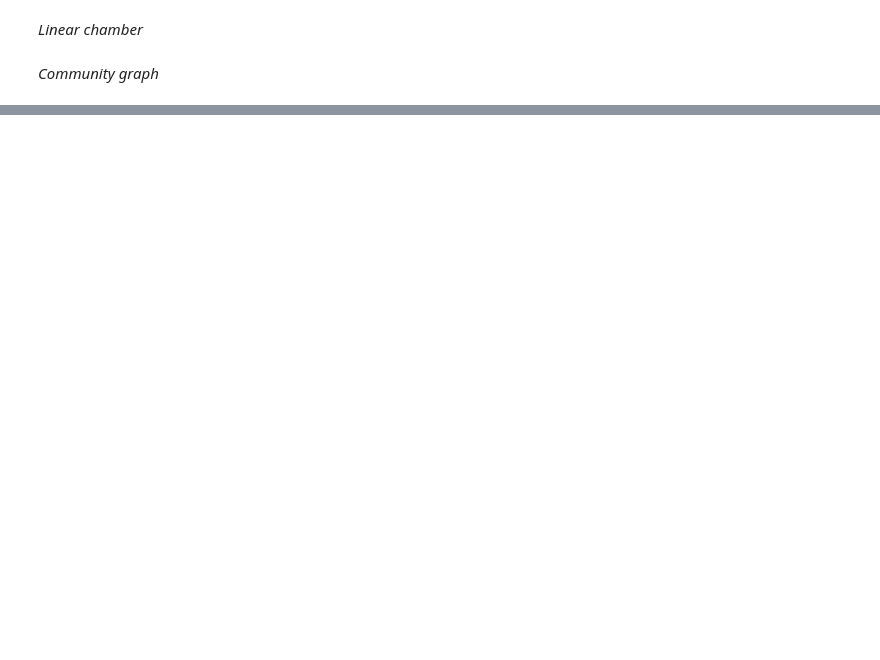
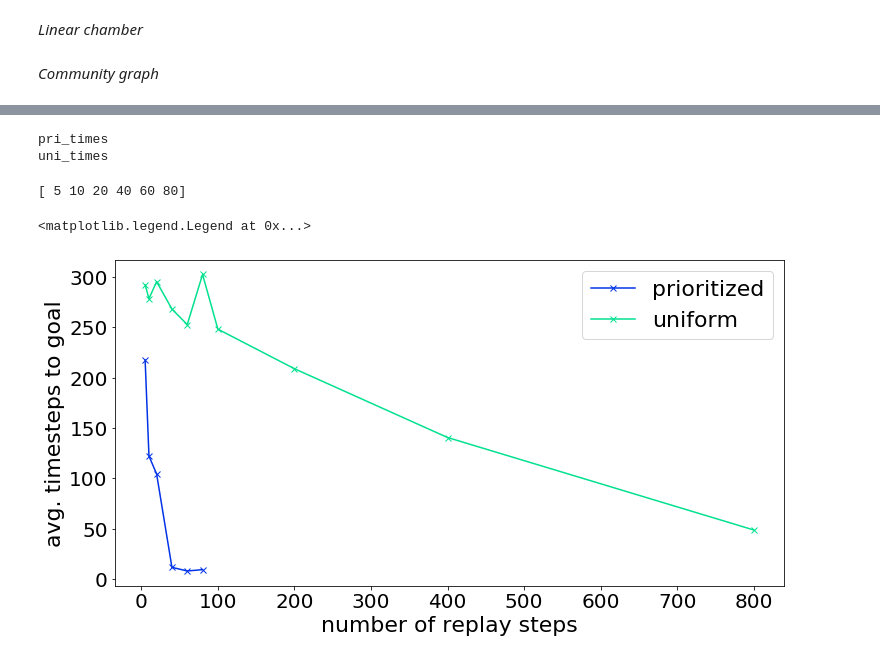
Before and after one commit to Phelixh/prioritisedGeodesic, a Jupyter notebook: Replay.ipynb, the cells around one changed output, grey strips where cells are left out. Saved outputs shown, nothing was run; the diff lists cells and outputs as text; code cells hidden in the pictures; blank space fills up the shorter version.

```diff
--- a/Replay.ipynb
+++ b/Replay.ipynb
@@ -341,3 +338,36 @@ for s in range(num_states):
     print()
     for g in range(num_states):
         print(s, g, np.max(ga.G[s, :, g]))
+# %%
+d_uni = np.load('learning_curve_uni.npz')
+# %%
+d_pri = np.load('learning_curve_2.npz')
+# %%
+for key in d_pri.keys():
+    print(key)
+# %% [output]
+pri_times
+uni_times
+# %%
+pri_times = d_pri['pri_times']
+uni_times = d_uni['uni_times']
+replay_steps = d_uni['replay_steps']
+print(replay_steps[:-4])
+# %% [output]
+[ 5 10 20 40 60 80]
+# %%
+font = {'size'   : 22}
+
+mpl.rc('font', **font)
+mpl.rc('xtick', labelsize=20)
+mpl.rc('ytick', labelsize=20)
+
+plt.figure(figsize=(12,6))
+plt.plot(replay_steps[:-4], np.nanmean(pri_times, axis=0), marker='x',label='prioritized', color=plt.get_cmap('winter')(50))
+plt.plot(replay_steps, np.nanmean(uni_times, axis=0), marker='x',label='uniform', color=plt.get_cmap('winter')(225))
+plt.xlabel('number of replay steps')
+plt.ylabel('avg. timesteps to goal')
+plt.legend()
+# %% [output]
+<matplotlib.legend.Legend at 0x...>
+[figure, added]
```
Also changed, not shown: parts of 6 cells of this notebook, 8 other files.
